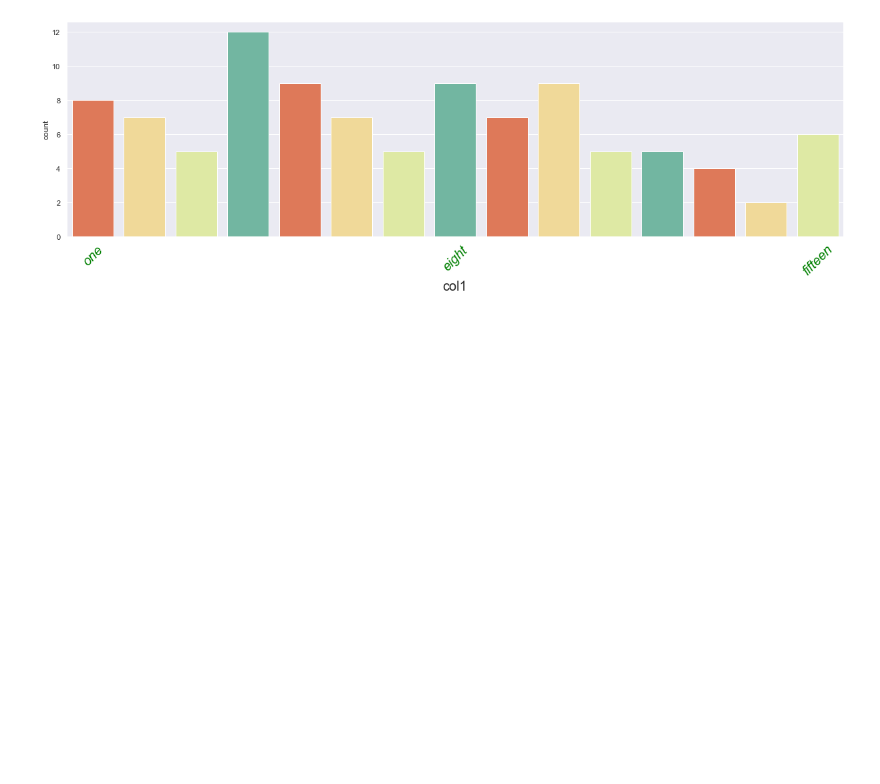
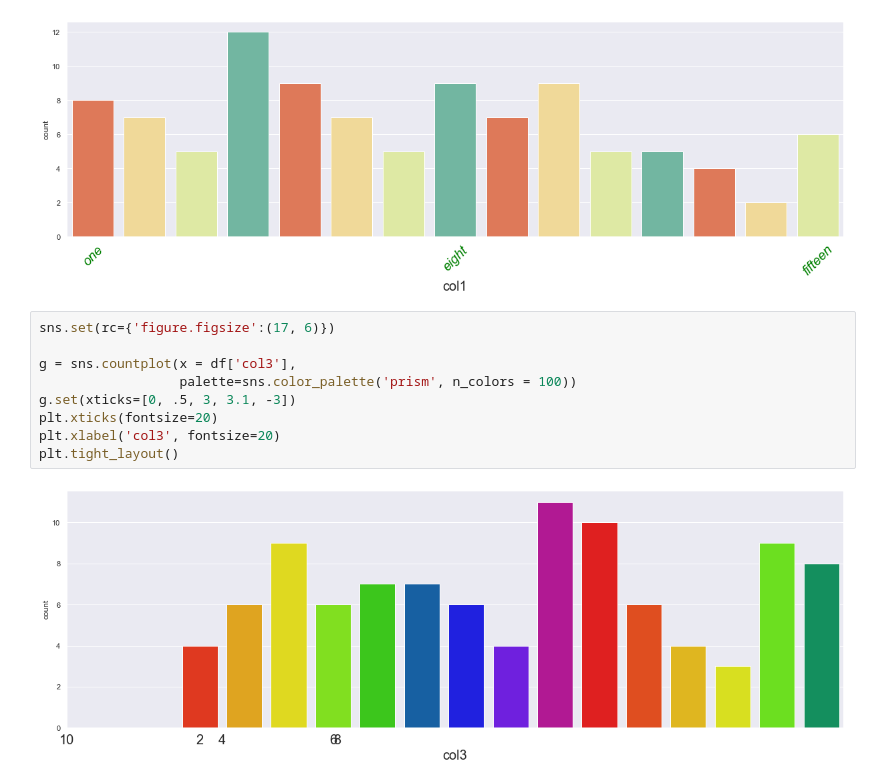
Before and after one commit to halpert3/xticklabels, a Jupyter notebook: 2_xtick_notebook.ipynb, the cells around one changed output. Saved outputs shown, nothing was run; the diff lists cells and outputs as text; blank space fills up the shorter version.

Commit message:
final 2 visualizations

```diff
--- a/2_xtick_notebook.ipynb
+++ b/2_xtick_notebook.ipynb
@@ -223,3 +223,14 @@ plt.tight_layout()
 plt.savefig('images/fig9.png')
 # %% [output]
 [figure]
+# %%
+sns.set(rc={'figure.figsize':(17, 6)})
+
+g = sns.countplot(x = df['col3'],
+                  palette=sns.color_palette('prism', n_colors = 100))
+g.set(xticks=[0, .5, 3, 3.1, -3])
+plt.xticks(fontsize=20)
+plt.xlabel('col3', fontsize=20)
+plt.tight_layout()
+# %% [output]
+[figure, added]
```
Also changed, not shown: parts of 3 cells of this notebook, 2 other files.
